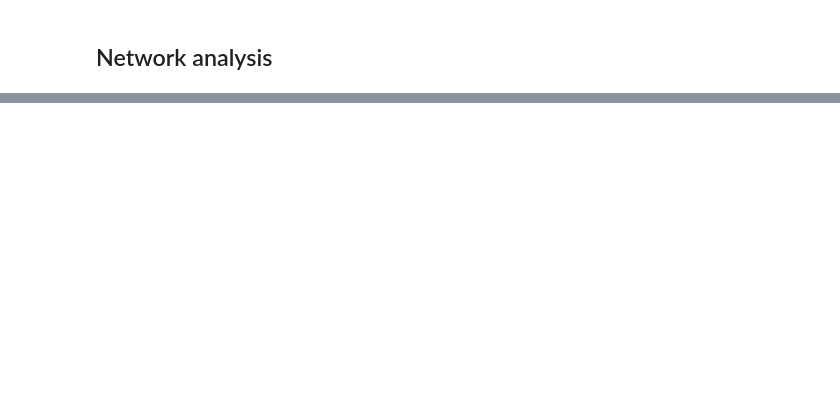
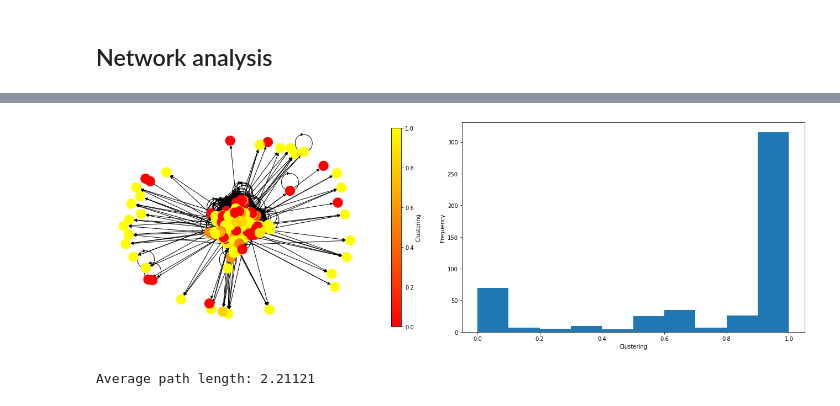
Before and after one commit to gaarutyunov/savn-project, a Jupyter notebook: Arutyunov_source.ipynb, the cells around one changed output, grey strips where cells are left out. Cells and saved outputs as stored; diff of their text form; code cells hidden in the pictures; blank space fills up the shorter version.

Commit message:
network analysis

```diff
--- a/Arutyunov_source.ipynb
+++ b/Arutyunov_source.ipynb
@@ -68,0 +79,9 @@ Number of comments: 29077
+# %%
+from network import get_graph
+
+g = get_graph()
+
+# leave only the gigantic component
+gcc = sorted([c for c in nx.connected_components(g.to_undirected())], key=lambda x: len(x), reverse=True)[0]
+
+g = g.subgraph(gcc)
@@ -68,0 +127,29 @@ Number of comments: 29077
+# %%
+# Based on https://stackoverflow.com/a/64491257
+
+import matplotlib.pyplot as plt
+from matplotlib.cm import ScalarMappable
+import networkx as nx
+
+lcc = nx.clustering(g.to_undirected())
+
+cmap = plt.get_cmap('autumn')
+norm = plt.Normalize(0, max(lcc.values()))
+node_colors = [cmap(norm(lcc[node])) for node in g.nodes]
+
+fig, (ax1, ax2) = plt.subplots(ncols=2, figsize=(18, 6))
+nx.draw_spring(g, node_color=node_colors, with_labels=False, ax=ax1)
+fig.colorbar(ScalarMappable(cmap=cmap, norm=norm), label='Clustering', shrink=0.95, ax=ax1)
+
+ax2.hist(lcc.values(), bins=10)
+ax2.set_xlabel('Clustering')
+ax2.set_ylabel('Frequency')
+
+plt.tight_layout()
+plt.show()
+# %% [output]
+[figure, added]
+# %%
+print('Average path length: %.5f' % nx.average_shortest_path_length(g))
+# %% [output]
+Average path length: 2.21121
```
Also changed, not shown: parts of 16 cells of this notebook, 2 other files.
